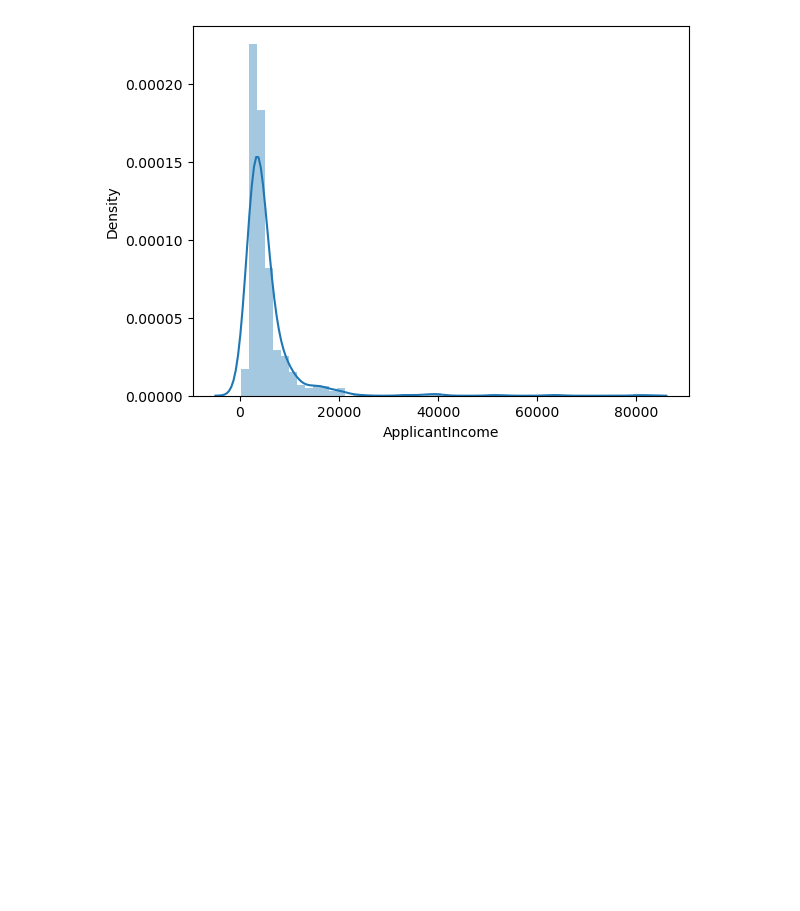
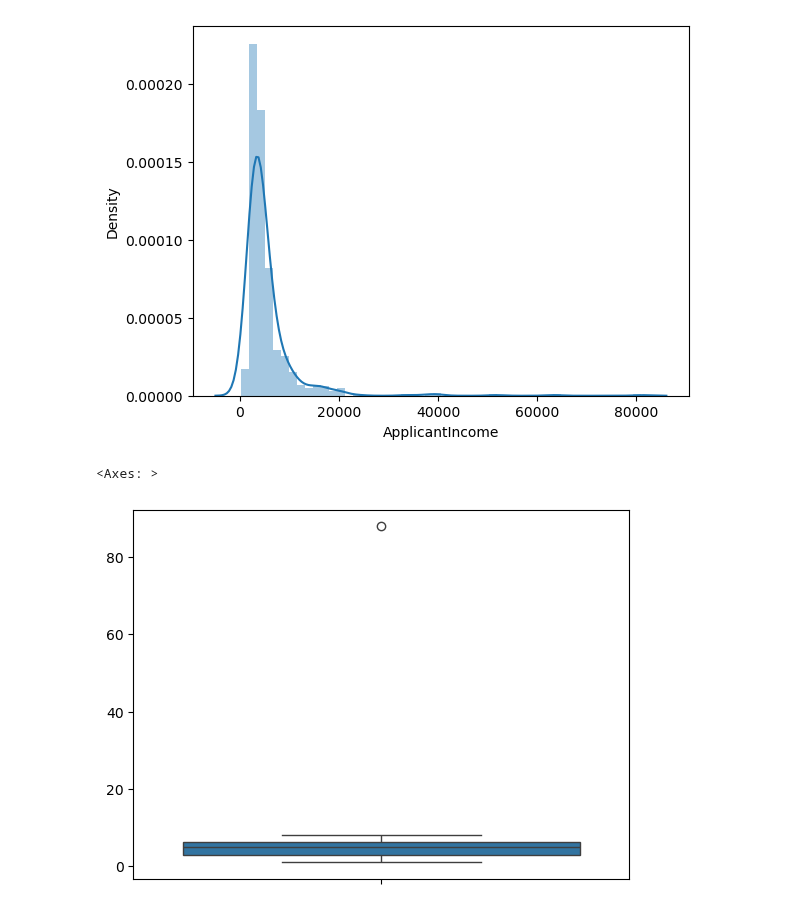
Before and after one commit to SandeshKhatiwada05/Data-Science-And-Machine-Learning-Course, a Jupyter notebook: 19_Outliers.ipynb, the cells around one changed output. Saved outputs shown, nothing was run; the diff lists cells and outputs as text; code cells hidden in the pictures; blank space fills up the shorter version.

Commit message:
Outlier

```diff
--- a/19_Outliers.ipynb
+++ b/19_Outliers.ipynb
@@ -64,3 +64,10 @@ https://gist.github.com/mwaskom/de44147ed2974457ad6372750bbe5751
   sns.distplot(dataset["ApplicantIncome"])
 <Axes: xlabel='ApplicantIncome', ylabel='Density'>
 [figure]
+# %%
+#simple way using boxplot
+outlier_check = [1,3,4,5,6,7,5,8,2,3,5,88]
+sns.boxplot(outlier_check,width=0.8)
+# %% [output]
+<Axes: >
+[figure, added]
```
